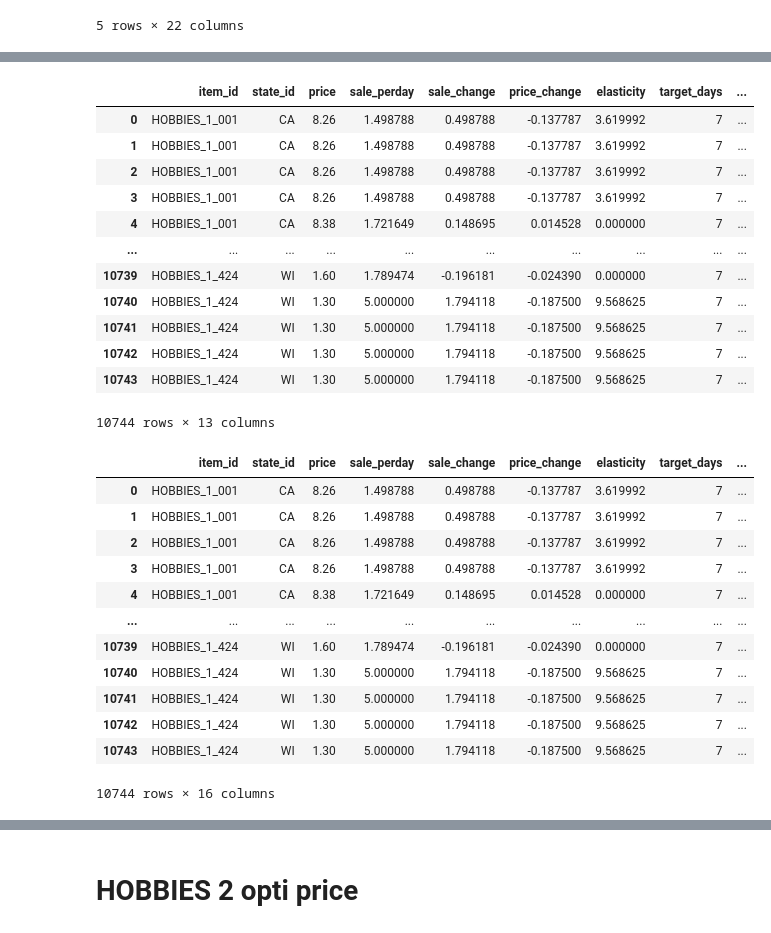
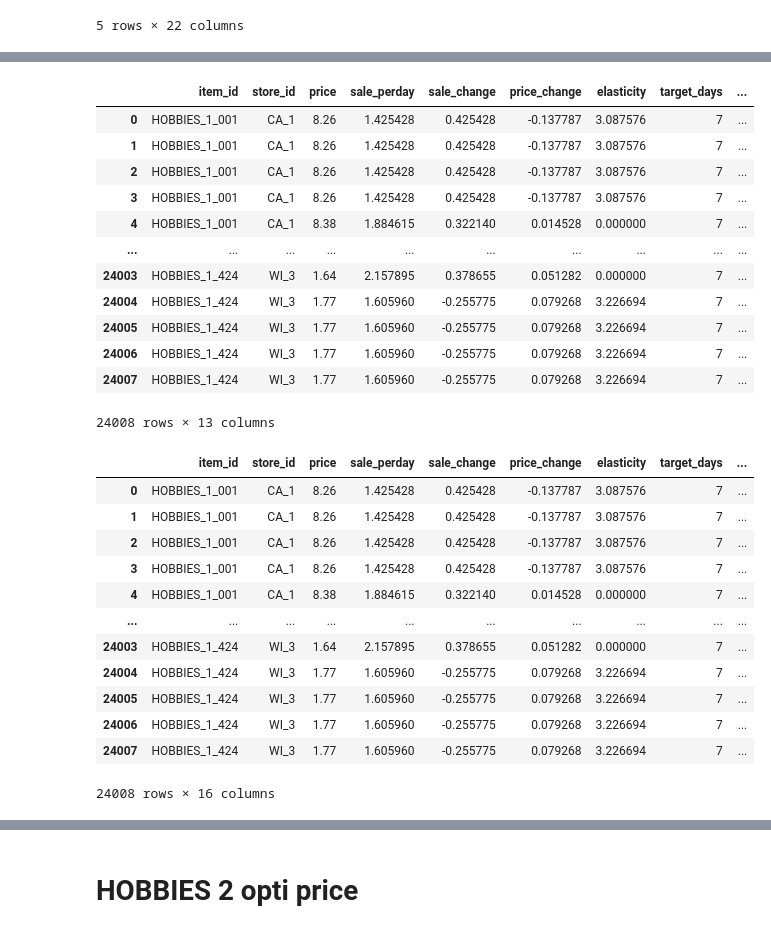
Before and after one commit to janiceivana/DS05_P5, a Jupyter notebook: opti.ipynb, the cells around one changed output, grey strips where cells are left out. Drawn from its saved outputs; the diff is of its cells as text; code cells hidden in the pictures.

```diff
--- a/opti.ipynb
+++ b/opti.ipynb
@@ -185,23 +185,23 @@ hobbies_1.head()
 | 925 | HOBBIES_1_001_CA_1_evaluation | HOBBIES_1_001 | HOBBIES_1 | HOBBIES | CA_1 | CA | d_926 | 1 | 2013-08-11 | 11329 | ... |
 5 rows × 22 columns
 # %%
-h1_df = pd.DataFrame(columns=['item_id', 'dept_id', 'cat_id', 'state_id', 'price',  'sale_perday', 'price_change', 'sale_change', 'elasticity'])
+h1_df = pd.DataFrame(columns=['item_id', 'dept_id', 'cat_id', 'store_id', 'price',  'sale_perday', 'price_change', 'sale_change', 'elasticity'])
 
 # Filter the DataFrame once
-filtered_df = hobbies_1.groupby(['item_id', 'dept_id', 'cat_id', 'state_id']).filter(lambda x: len(x) > 0)
+filtered_df = hobbies_1.groupby(['item_id', 'dept_id', 'cat_id', 'store_id']).filter(lambda x: len(x) > 0)
 
-for (item_id, dept_id, cat_id, state_id), group_df in filtered_df.groupby(['item_id', 'dept_id', 'cat_id', 'state_id']):
+for (item_id, dept_id, cat_id, store_id), group_df in filtered_df.groupby(['item_id', 'dept_id', 'cat_id', 'store_id']):
     for sell_price in group_df['sell_price'].unique():
         item_df = group_df[group_df['sell_price'] == sell_price]
         sale_perday = item_df['unit_sale'].mean()
 
-        hobbies_1_df = pd.DataFrame({'item_id': [item_id], 'dept_id': [dept_id], 'cat_id': [cat_id], 'state_id': [state_id], 'price': [sell_price],'sale_perday': [sale_perday]})
+        hobbies_1_df = pd.DataFrame({'item_id': [item_id], 'dept_id': [dept_id], 'cat_id': [cat_id], 'store_id': [store_id], 'price': [sell_price],'sale_perday': [sale_perday]})
         hobbies_1_df = hobbies_1_df.dropna()
 
         h1_df = h1_df.append(hobbies_1_df, ignore_index=True)
 
-h1_df['price_change'] = h1_df.groupby(['item_id', 'dept_id', 'cat_id', 'state_id'])['price'].pct_change()
-h1_df['sale_change'] = h1_df.groupby(['item_id', 'dept_id', 'cat_id', 'state_id'])['sale_perday'].pct_change()
+h1_df['price_change'] = h1_df.groupby(['item_id', 'dept_id', 'cat_id', 'store_id'])['price'].pct_change()
+h1_df['sale_change'] = h1_df.groupby(['item_id', 'dept_id', 'cat_id', 'store_id'])['sale_perday'].pct_change()
 h1_df['elasticity'] = -h1_df['sale_change'] / h1_df['price_change']
 
 h1_df = h1_df.dropna()
@@ -225,43 +225,43 @@ h1_df
 # %%
 h1_df["target_days"] = 7
 
-grouped = h1_df.groupby(['item_id', 'state_id'])
+grouped = h1_df.groupby(['item_id', 'store_id'])
 h1_df['cost_price'] = grouped['price'].transform(lambda x: 0.5 * x.min())
 
 discounts = [0, 10, 30,50]
 new_rows = []
 for index, row in h1_df.iterrows():
     for discount in discounts:
         new_row = row.copy()
         new_row['discount%'] = discount
         new_rows.append(new_row)
 
 h1_opti = pd.DataFrame(new_rows)
-h1_opti = h1_opti[["item_id","state_id","price","sale_perday","sale_change","price_change","elasticity","target_days","discount%","cost_price"]]
+h1_opti = h1_opti[["item_id","store_id","price","sale_perday","sale_change","price_change","elasticity","target_days","discount%","cost_price"]]
 
 h1_opti["stock on hand"] = 100
 
 h1_opti["discount_price"] = (1-h1_opti["discount%"]/100)*h1_opti["price"]
 
 h1_opti["predict_total_sale"] = (h1_opti["target_days"]*h1_opti["sale_perday"])*(1+abs((h1_opti["discount_price"]-h1_opti["price"])/h1_opti["price"])*h1_opti["elasticity"])
 h1_opti.reset_index(drop=True, inplace=True)
 h1_opti.loc[h1_opti["predict_total_sale"] > h1_opti["stock on hand"], "predict_total_sale"] = h1_opti["stock on hand"]
 
 h1_opti
 # %% [output]
-|  | item_id | state_id | price | sale_perday | sale_change | price_change | elasticity | target_days | ... |
-| 0 | HOBBIES_1_001 | CA | 8.26 | 1.498788 | 0.498788 | -0.137787 | 3.619992 | 7 | ... |
-| 1 | HOBBIES_1_001 | CA | 8.26 | 1.498788 | 0.498788 | -0.137787 | 3.619992 | 7 | ... |
-| 2 | HOBBIES_1_001 | CA | 8.26 | 1.498788 | 0.498788 | -0.137787 | 3.619992 | 7 | ... |
-| 3 | HOBBIES_1_001 | CA | 8.26 | 1.498788 | 0.498788 | -0.137787 | 3.619992 | 7 | ... |
-| 4 | HOBBIES_1_001 | CA | 8.38 | 1.721649 | 0.148695 | 0.014528 | 0.000000 | 7 | ... |
+|  | item_id | store_id | price | sale_perday | sale_change | price_change | elasticity | target_days | ... |
+| 0 | HOBBIES_1_001 | CA_1 | 8.26 | 1.425428 | 0.425428 | -0.137787 | 3.087576 | 7 | ... |
+| 1 | HOBBIES_1_001 | CA_1 | 8.26 | 1.425428 | 0.425428 | -0.137787 | 3.087576 | 7 | ... |
+| 2 | HOBBIES_1_001 | CA_1 | 8.26 | 1.425428 | 0.425428 | -0.137787 | 3.087576 | 7 | ... |
+| 3 | HOBBIES_1_001 | CA_1 | 8.26 | 1.425428 | 0.425428 | -0.137787 | 3.087576 | 7 | ... |
+| 4 | HOBBIES_1_001 | CA_1 | 8.38 | 1.884615 | 0.322140 | 0.014528 | 0.000000 | 7 | ... |
 | ... | ... | ... | ... | ... | ... | ... | ... | ... | ... |
-| 10739 | HOBBIES_1_424 | WI | 1.60 | 1.789474 | -0.196181 | -0.024390 | 0.000000 | 7 | ... |
-| 10740 | HOBBIES_1_424 | WI | 1.30 | 5.000000 | 1.794118 | -0.187500 | 9.568625 | 7 | ... |
-| 10741 | HOBBIES_1_424 | WI | 1.30 | 5.000000 | 1.794118 | -0.187500 | 9.568625 | 7 | ... |
-| 10742 | HOBBIES_1_424 | WI | 1.30 | 5.000000 | 1.794118 | -0.187500 | 9.568625 | 7 | ... |
-| 10743 | HOBBIES_1_424 | WI | 1.30 | 5.000000 | 1.794118 | -0.187500 | 9.568625 | 7 | ... |
+| 24003 | HOBBIES_1_424 | WI_3 | 1.64 | 2.157895 | 0.378655 | 0.051282 | 0.000000 | 7 | ... |
+| 24004 | HOBBIES_1_424 | WI_3 | 1.77 | 1.605960 | -0.255775 | 0.079268 | 3.226694 | 7 | ... |
+| 24005 | HOBBIES_1_424 | WI_3 | 1.77 | 1.605960 | -0.255775 | 0.079268 | 3.226694 | 7 | ... |
+| 24006 | HOBBIES_1_424 | WI_3 | 1.77 | 1.605960 | -0.255775 | 0.079268 | 3.226694 | 7 | ... |
+| 24007 | HOBBIES_1_424 | WI_3 | 1.77 | 1.605960 | -0.255775 | 0.079268 | 3.226694 | 7 | ... |
-10744 rows × 13 columns
+24008 rows × 13 columns
 # %%
 h1_opti["cost"] = round(h1_opti['cost_price']*h1_opti["predict_total_sale"],2)
 
@@ -271,17 +271,17 @@ h1_opti["profit"] = h1_opti["revenue"]-h1_opti["cost"]
 
 h1_opti
 # %% [output]
-|  | item_id | state_id | price | sale_perday | sale_change | price_change | elasticity | target_days | ... |
-| 0 | HOBBIES_1_001 | CA | 8.26 | 1.498788 | 0.498788 | -0.137787 | 3.619992 | 7 | ... |
-| 1 | HOBBIES_1_001 | CA | 8.26 | 1.498788 | 0.498788 | -0.137787 | 3.619992 | 7 | ... |
-| 2 | HOBBIES_1_001 | CA | 8.26 | 1.498788 | 0.498788 | -0.137787 | 3.619992 | 7 | ... |
-| 3 | HOBBIES_1_001 | CA | 8.26 | 1.498788 | 0.498788 | -0.137787 | 3.619992 | 7 | ... |
-| 4 | HOBBIES_1_001 | CA | 8.38 | 1.721649 | 0.148695 | 0.014528 | 0.000000 | 7 | ... |
+|  | item_id | store_id | price | sale_perday | sale_change | price_change | elasticity | target_days | ... |
+| 0 | HOBBIES_1_001 | CA_1 | 8.26 | 1.425428 | 0.425428 | -0.137787 | 3.087576 | 7 | ... |
+| 1 | HOBBIES_1_001 | CA_1 | 8.26 | 1.425428 | 0.425428 | -0.137787 | 3.087576 | 7 | ... |
+| 2 | HOBBIES_1_001 | CA_1 | 8.26 | 1.425428 | 0.425428 | -0.137787 | 3.087576 | 7 | ... |
+| 3 | HOBBIES_1_001 | CA_1 | 8.26 | 1.425428 | 0.425428 | -0.137787 | 3.087576 | 7 | ... |
+| 4 | HOBBIES_1_001 | CA_1 | 8.38 | 1.884615 | 0.322140 | 0.014528 | 0.000000 | 7 | ... |
 | ... | ... | ... | ... | ... | ... | ... | ... | ... | ... |
-| 10739 | HOBBIES_1_424 | WI | 1.60 | 1.789474 | -0.196181 | -0.024390 | 0.000000 | 7 | ... |
-| 10740 | HOBBIES_1_424 | WI | 1.30 | 5.000000 | 1.794118 | -0.187500 | 9.568625 | 7 | ... |
-| 10741 | HOBBIES_1_424 | WI | 1.30 | 5.000000 | 1.794118 | -0.187500 | 9.568625 | 7 | ... |
-| 10742 | HOBBIES_1_424 | WI | 1.30 | 5.000000 | 1.794118 | -0.187500 | 9.568625 | 7 | ... |
-| 10743 | HOBBIES_1_424 | WI | 1.30 | 5.000000 | 1.794118 | -0.187500 | 9.568625 | 7 | ... |
+| 24003 | HOBBIES_1_424 | WI_3 | 1.64 | 2.157895 | 0.378655 | 0.051282 | 0.000000 | 7 | ... |
+| 24004 | HOBBIES_1_424 | WI_3 | 1.77 | 1.605960 | -0.255775 | 0.079268 | 3.226694 | 7 | ... |
+| 24005 | HOBBIES_1_424 | WI_3 | 1.77 | 1.605960 | -0.255775 | 0.079268 | 3.226694 | 7 | ... |
+| 24006 | HOBBIES_1_424 | WI_3 | 1.77 | 1.605960 | -0.255775 | 0.079268 | 3.226694 | 7 | ... |
+| 24007 | HOBBIES_1_424 | WI_3 | 1.77 | 1.605960 | -0.255775 | 0.079268 | 3.226694 | 7 | ... |
-10744 rows × 16 columns
+24008 rows × 16 columns
 # %%
```
Also changed, not shown: parts of 2 cells of this notebook.
